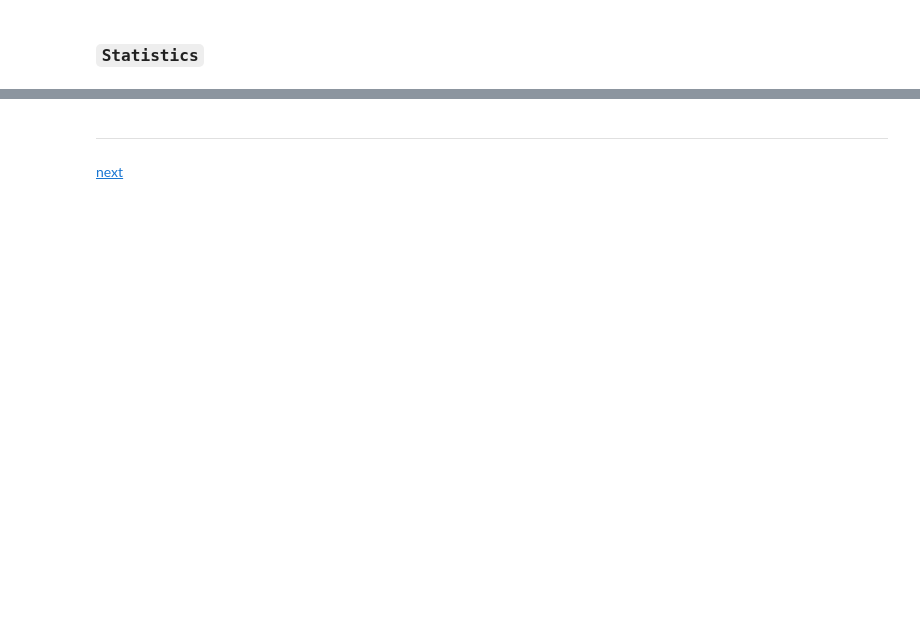
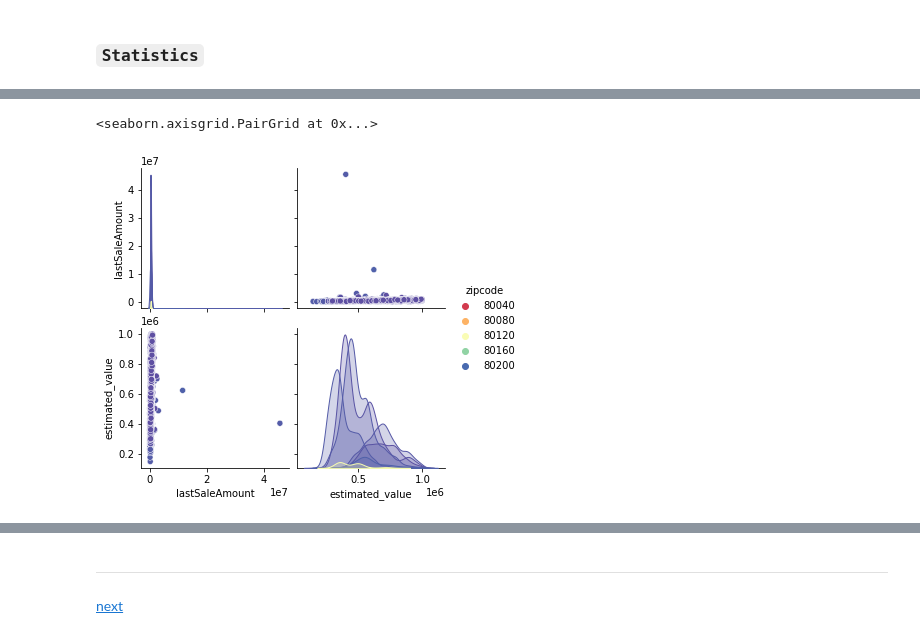
Before and after one commit to GouthamShiv/python-datascience, a Jupyter notebook: code/04-python-data-mining/01-cleaning-data.ipynb, the cells around one changed output, grey strips where cells are left out. Saved outputs shown, nothing was run; the diff lists cells and outputs as text; code cells hidden in the pictures; blank space fills up the shorter version.

```diff
--- a/code/04-python-data-mining/01-cleaning-data.ipynb
+++ b/code/04-python-data-mining/01-cleaning-data.ipynb
@@ -213,0 +240,6 @@ df[(df.estimated_value <= 1000000) & (df.yearBuilt > 2000) & (df.zipcode == 8020
+# %%
+sns.pairplot(
+    df[['lastSaleAmount', 'estimated_value', 'zipcode']], hue='zipcode', palette='Spectral')
+# %% [output]
+<seaborn.axisgrid.PairGrid at 0x...>
+[figure, added]
```
Also changed, not shown: parts of 22 cells of this notebook, 3 other files.
